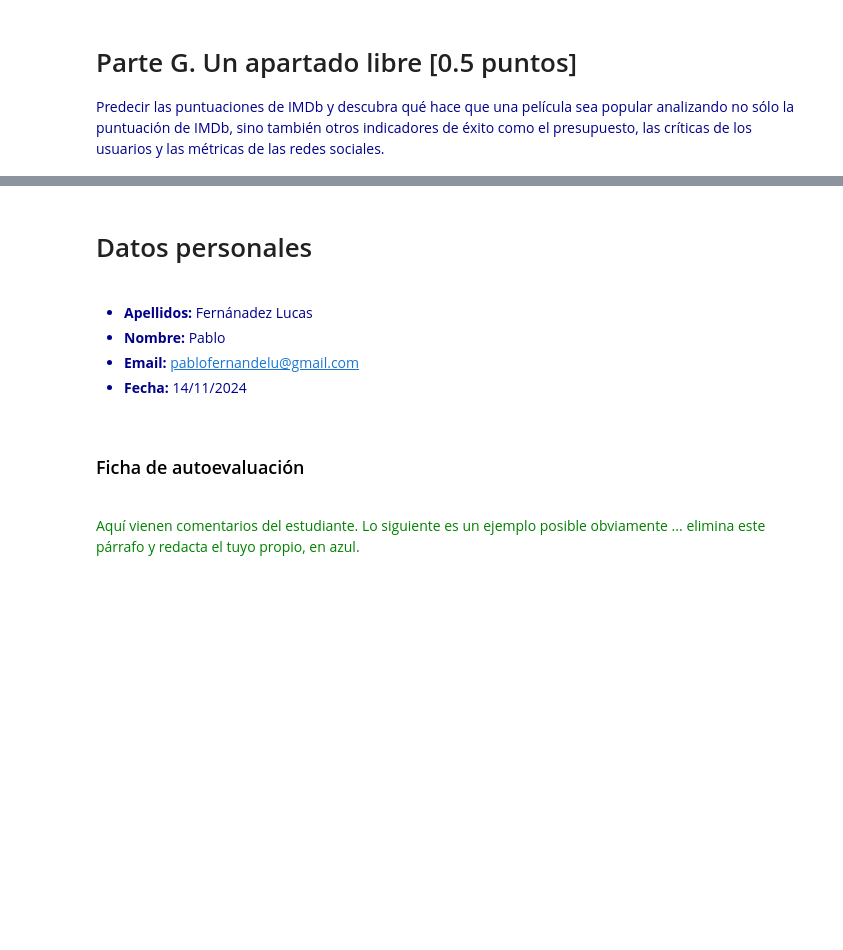
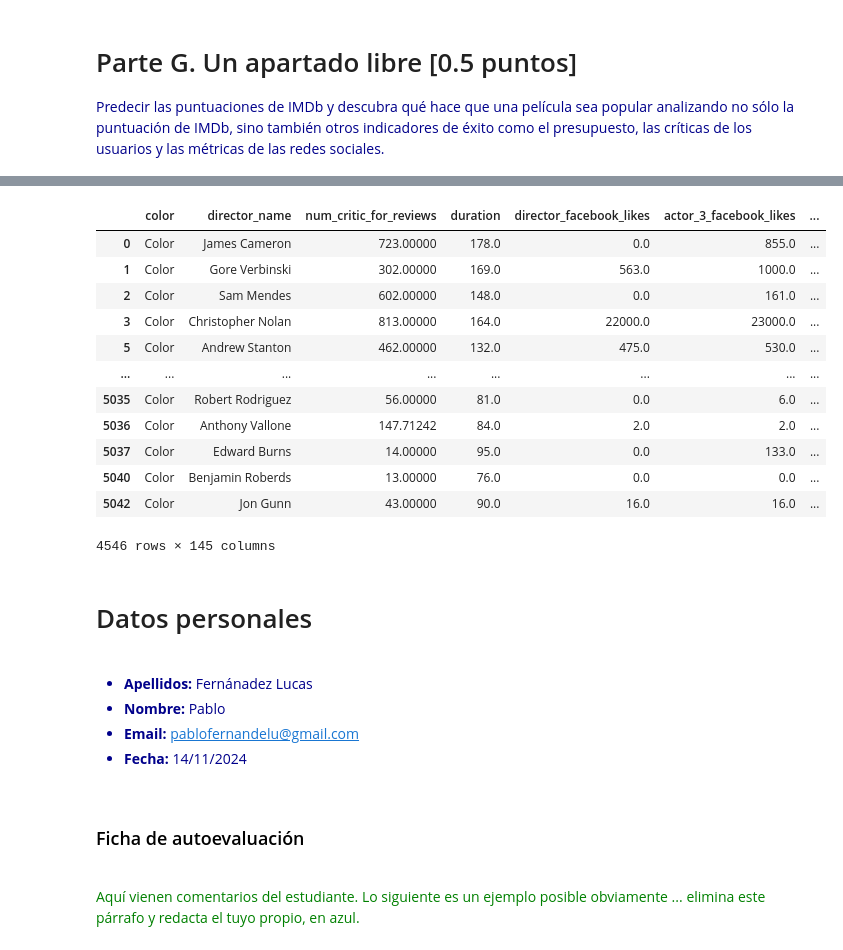
Before and after one commit to py-qwerty/Master-BigData-IA, a Jupyter notebook: movies_02_enunciados.ipynb, the cells around one changed output, grey strips where cells are left out. Drawn from its saved outputs; the diff is of its cells as text; code cells hidden in the pictures; blank space fills up the shorter version.

Commit message:
cleaning data

```diff
--- a/movies_02_enunciados.ipynb
+++ b/movies_02_enunciados.ipynb
@@ -1314,6 +1314,8 @@ Predecir las puntuaciones de IMDb y descubra qué hace que una película sea pop
 </font>
 # %%
 # Este apartado debe ser completado por el estudiante
+
+#----------------------Limpieza de los datos-----------------------#
 
 # Cargamos de nuevo la información
 movie_data = pd.read_csv(MOVIES_DATA)
@@ -1328,7 +1330,7 @@ movie_data = movie_data.dropna(
 
 
 # En los valores faltantes en ciertos atributos  numéricos usaremos el promedio para rellenarlos
-movie_data.fillna({'num_critic_for_reviews': movie_data['num_critic_for_reviews'.mean()]}, inplace= True)
+movie_data.fillna({'num_critic_for_reviews': movie_data['num_critic_for_reviews'].mean()}, inplace= True)
 movie_data.fillna({'director_name':'Unknow'}, inplace=True)
 
 # Convertimos las variables categóricas en variables Dummier (variables codificadas con valores numéricos)
@@ -1379,3 +1346,19 @@ For example, when doing 'df[col].method(value, inplace=True)', try using 'df.met
+# %%
+movie_data
+# %% [output]
+|  | color | director_name | num_critic_for_reviews | duration | director_facebook_likes | actor_3_facebook_likes | ... |
+| 0 | Color | James Cameron | 723.00000 | 178.0 | 0.0 | 855.0 | ... |
+| 1 | Color | Gore Verbinski | 302.00000 | 169.0 | 563.0 | 1000.0 | ... |
+| 2 | Color | Sam Mendes | 602.00000 | 148.0 | 0.0 | 161.0 | ... |
+| 3 | Color | Christopher Nolan | 813.00000 | 164.0 | 22000.0 | 23000.0 | ... |
+| 5 | Color | Andrew Stanton | 462.00000 | 132.0 | 475.0 | 530.0 | ... |
+| ... | ... | ... | ... | ... | ... | ... | ... |
+| 5035 | Color | Robert Rodriguez | 56.00000 | 81.0 | 0.0 | 6.0 | ... |
+| 5036 | Color | Anthony Vallone | 147.71242 | 84.0 | 2.0 | 2.0 | ... |
+| 5037 | Color | Edward Burns | 14.00000 | 95.0 | 0.0 | 133.0 | ... |
+| 5040 | Color | Benjamin Roberds | 13.00000 | 76.0 | 0.0 | 0.0 | ... |
+| 5042 | Color | Jon Gunn | 43.00000 | 90.0 | 16.0 | 16.0 | ... |
+4546 rows × 145 columns
 # %%
 # Pruebas de funcionamiento, también tarea del estudiante:
 # %% [markdown]
```
Also changed, not shown: parts of 2 cells of this notebook.
